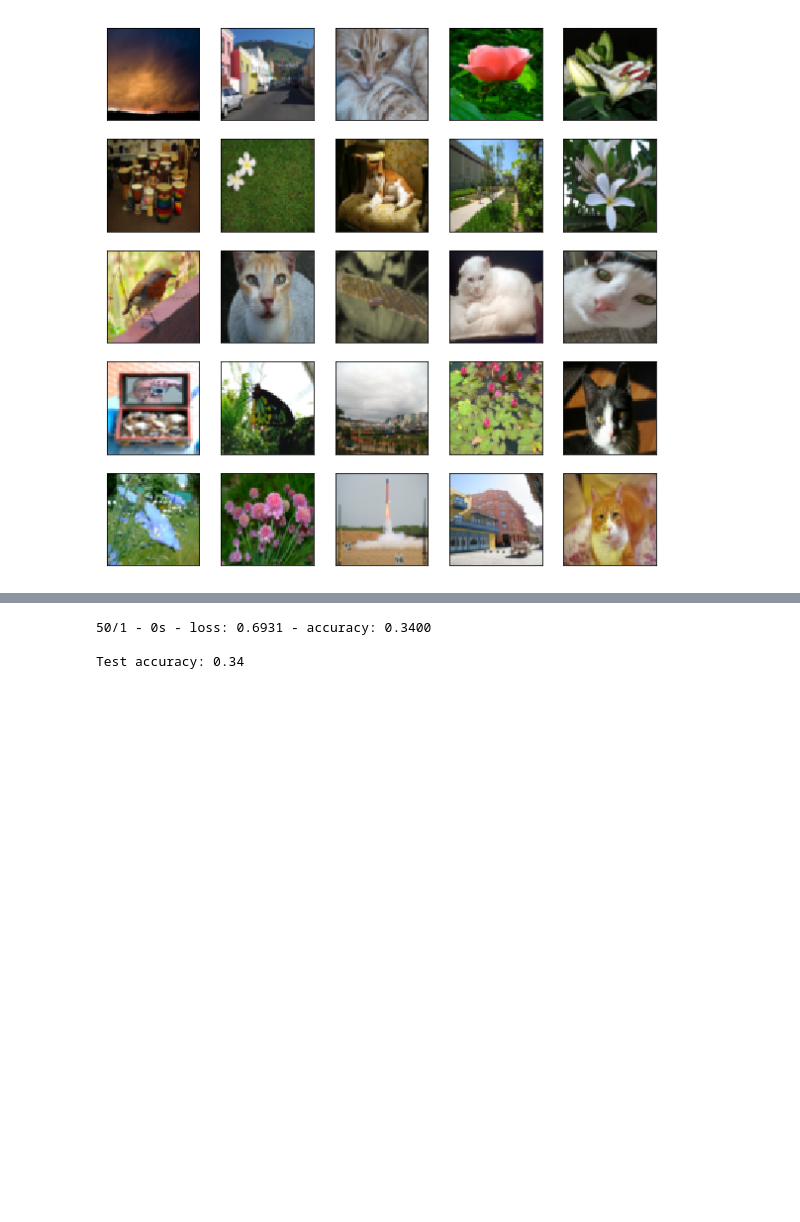
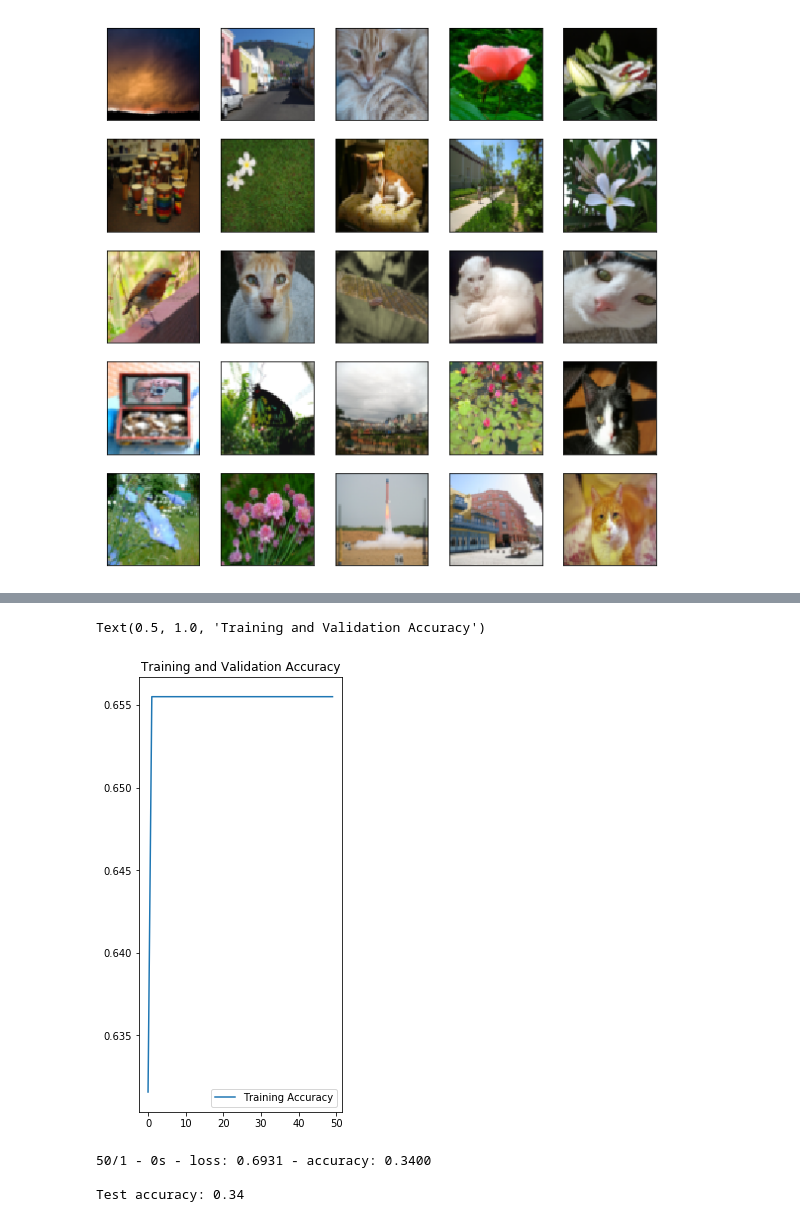
Before and after one commit to SatioO/DL_Practices, a Jupyter notebook: Untitled.ipynb, the cells around one changed output, grey strips where cells are left out. Drawn from its saved outputs; the diff is of its cells as text; code cells hidden in the pictures; blank space fills up the shorter version.

```diff
--- a/Untitled.ipynb
+++ b/Untitled.ipynb
@@ -53,6 +53,5 @@ plt.show()
 model = tf.keras.Sequential([
     tf.keras.layers.Flatten(input_shape=(64, 64, 3)),
     tf.keras.layers.Dense(128, activation='relu'),
-    tf.keras.layers.Dense(10, activation='relu'),
     tf.keras.layers.Dense(1, activation="sigmoid")
 ])
@@ -84,3 +79,17 @@ acc = history.history["accuracy"]
+# %%
+acc = history.history['accuracy']
+loss=history.history['loss']
+
+epochs_range = range(50)
+
+plt.figure(figsize=(8, 8))
+plt.subplot(1, 2, 1)
+plt.plot(epochs_range, acc, label='Training Accuracy')
+plt.legend(loc='lower right')
+plt.title('Training and Validation Accuracy')
+# %% [output]
+Text(0.5, 1.0, 'Training and Validation Accuracy')
+[figure, added]
 # %%
 test_loss, test_acc = model.evaluate(test_images,  test_y, verbose=2)
 
```
Also changed, not shown: parts of 3 cells of this notebook.
